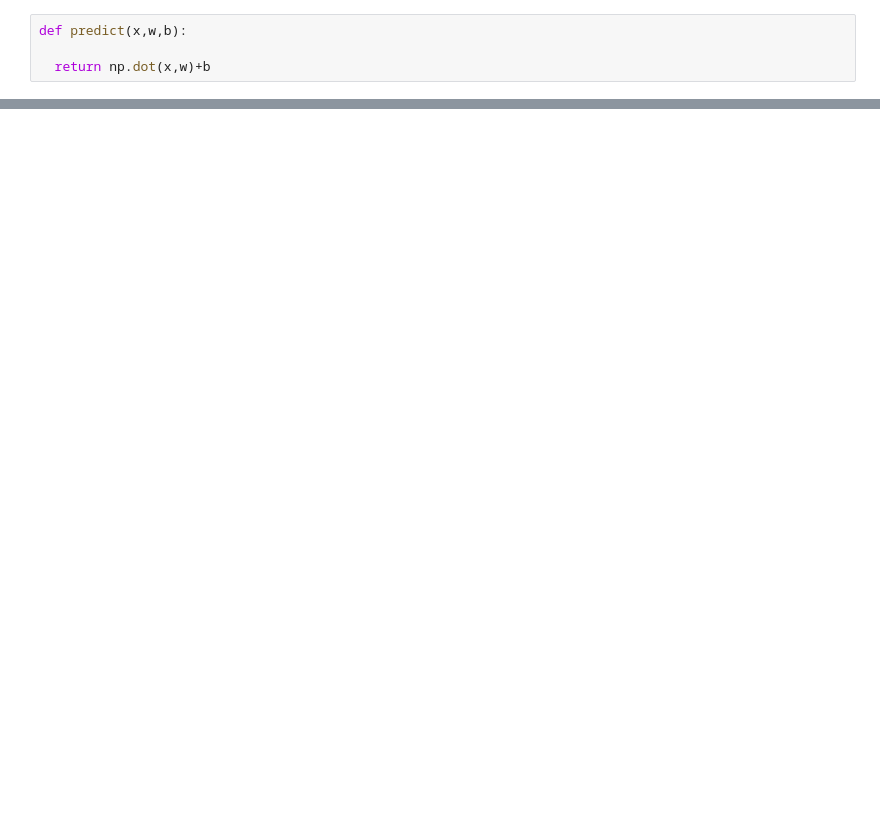
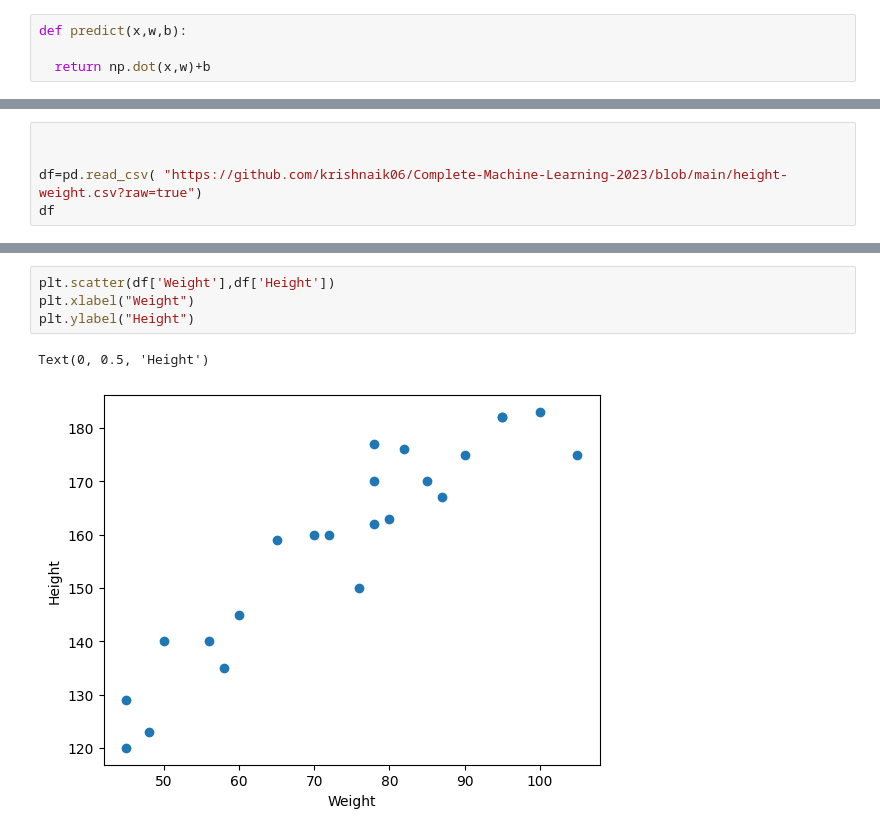
Before and after one commit to Rajikshank/ML_files, a Jupyter notebook: linear_regression_practice.ipynb, the cells around one changed output, grey strips where cells are left out. Cells and saved outputs as stored; diff of their text form; blank space fills up the shorter version.

```diff
--- a/linear_regression_practice.ipynb
+++ b/linear_regression_practice.ipynb
@@ -75,0 +116,5 @@ def predict(x,w,b):
+# %%
+
+
+df=pd.read_csv( "https://github.com/krishnaik06/Complete-Machine-Learning-2023/blob/main/height-weight.csv?raw=true")
+df
@@ -75,0 +152,7 @@ def predict(x,w,b):
+# %%
+plt.scatter(df['Weight'],df['Height'])
+plt.xlabel("Weight")
+plt.ylabel("Height")
+# %% [output]
+Text(0, 0.5, 'Height')
+[figure, added]
```
Also changed, not shown: parts of 28 cells of this notebook.
